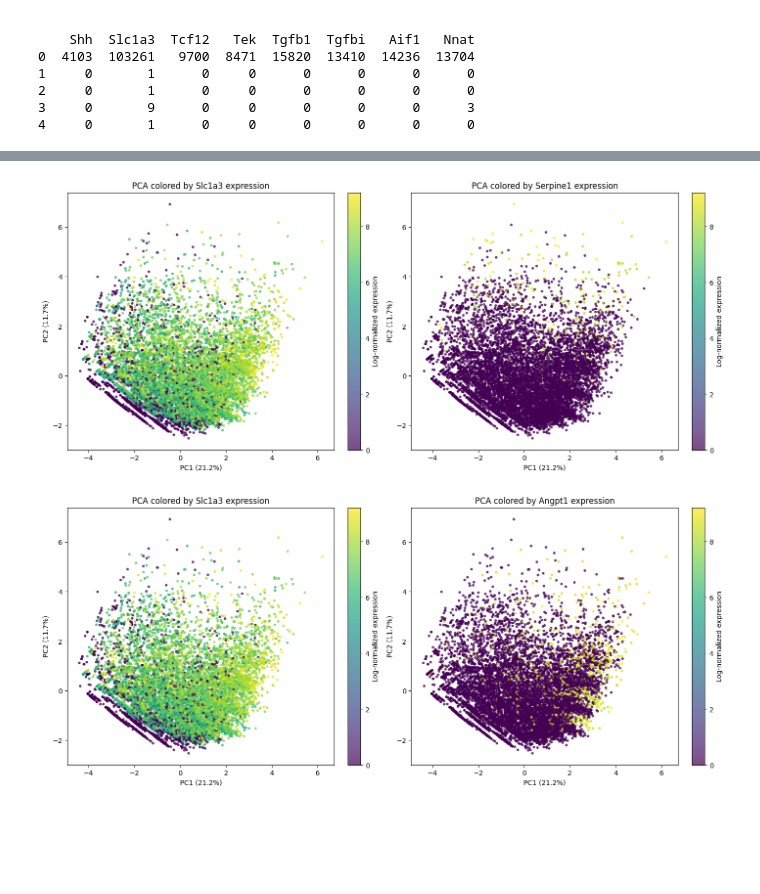
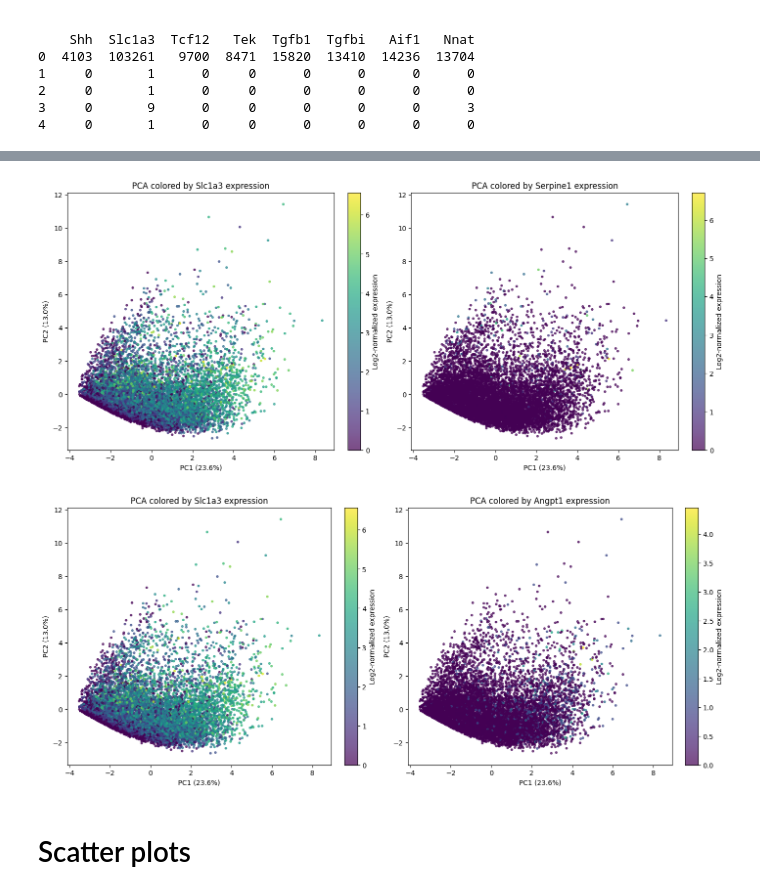
Before and after one commit to mspend/big-fish-examples, a Jupyter notebook: bioprotean_smfish/plots/identifying_cell_types.ipynb, the cells around one changed output, grey strips where cells are left out. Cells and saved outputs as stored; diff of their text form; code cells hidden in the pictures; blank space fills up the shorter version.

```diff
--- a/bioprotean_smfish/plots/identifying_cell_types.ipynb
+++ b/bioprotean_smfish/plots/identifying_cell_types.ipynb
@@ -41,23 +127,9 @@ Index(['cell_id', 'Angpt1', 'Crmp1', 'Dcx', 'Hdac11', 'Itgam', 'Notch2',
 # %%
-# Select gene counts and normalize each cell by its total counts
-genes = matrix.columns.drop("cell_id")
-# convert integer counts to floats
-counts = matrix[genes].astype(float)
-
-# Use a robust upper bound for each gene
-gene_upper = counts.quantile(0.99, axis=0).replace(0, 1)
-
-# Clip outliers, then scale every gene to approximately 0–10,000
-gene_scaled = (
-    counts.clip(upper=gene_upper, axis=1)
-          .div(gene_upper, axis=1)
-          .mul(10_000)
-)
-
-# natural-log transformation log(1+x)
-# log transform the data because counts span orders of magnitude. Brings data values closer together
+# Base-2 log transformation
+# the data because counts span orders of magnitude. Brings data values closer together
 # gene expression data is heavily right skewed
-log_counts = np.log1p(gene_scaled)
+# add the +1 so that zero counts remain valid
+log_counts = np.log2(filtered_counts + 1)
 
 # Standardize genes and run PCA
 scaled_counts = StandardScaler().fit_transform(log_counts)
@@ -105,7 +161,7 @@ for ax, gene in zip(axes, ["Aif1", "Itgam"]):
     ax.set_xlabel(f"PC1 ({pca.explained_variance_ratio_[0] * 100:.1f}%)")
     ax.set_ylabel(f"PC2 ({pca.explained_variance_ratio_[1] * 100:.1f}%)")
     ax.set_title(f"PCA colored by {gene} expression")
-    fig.colorbar(scatter, ax=ax, label="Log-normalized expression")
+    fig.colorbar(scatter, ax=ax, label="Log2-normalized expression")
 
 plt.show()
 # %% [output]
@@ -186,7 +213,7 @@ for ax, gene in zip(axes, ["Dcx", "Nnat"]):
     ax.set_xlabel(f"PC1 ({pca.explained_variance_ratio_[0] * 100:.1f}%)")
     ax.set_ylabel(f"PC2 ({pca.explained_variance_ratio_[1] * 100:.1f}%)")
     ax.set_title(f"PCA colored by {gene} expression")
-    fig.colorbar(scatter, ax=ax, label="Log-normalized expression")
+    fig.colorbar(scatter, ax=ax, label="Log2-normalized expression")
 
 plt.show()
 # %% [output]
@@ -223,28 +233,30 @@ for ax, gene in zip(axes, ["Slc1a3", "Serpine1"]):
     ax.set_xlabel(f"PC1 ({pca.explained_variance_ratio_[0] * 100:.1f}%)")
     ax.set_ylabel(f"PC2 ({pca.explained_variance_ratio_[1] * 100:.1f}%)")
     ax.set_title(f"PCA colored by {gene} expression")
-    fig.colorbar(scatter, ax=ax, label="Log-normalized expression")
+    fig.colorbar(scatter, ax=ax, label="Log2-normalized expression")
 
 plt.show()
 # %% [output]
-[figure, old version]
+[figure, new version]
 # %%
 fig, axes = plt.subplots(1, 2, figsize=(14, 6), constrained_layout=True)
 
 for ax, gene in zip(axes, ["Slc1a3", "Angpt1"]):
     scatter = ax.scatter(
         pcs[:, 0],
         pcs[:, 1],
         c=log_counts[gene],
         cmap="viridis",
         s=8,
         alpha=0.7,
     )
     ax.set_xlabel(f"PC1 ({pca.explained_variance_ratio_[0] * 100:.1f}%)")
     ax.set_ylabel(f"PC2 ({pca.explained_variance_ratio_[1] * 100:.1f}%)")
     ax.set_title(f"PCA colored by {gene} expression")
-    fig.colorbar(scatter, ax=ax, label="Log-normalized expression")
+    fig.colorbar(scatter, ax=ax, label="Log2-normalized expression")
 
 plt.show()
 # %% [output]
-[figure, old version]
+[figure, new version]
+# %% [markdown]
+# Scatter plots
```
Also changed, not shown: parts of 36 cells of this notebook.
